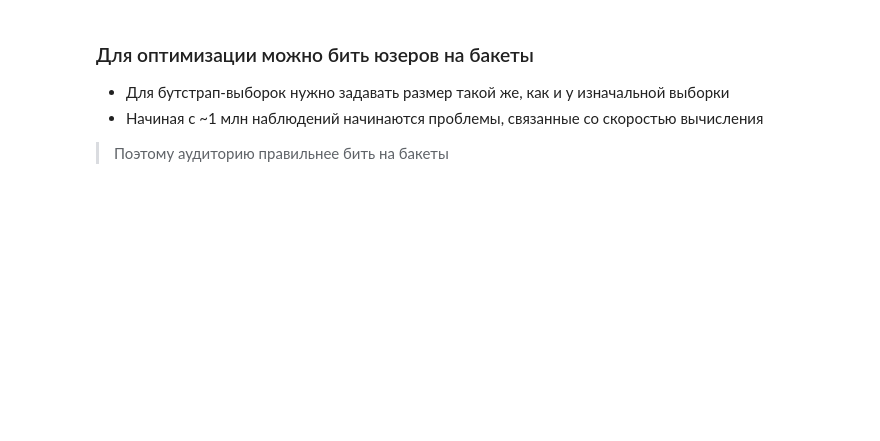
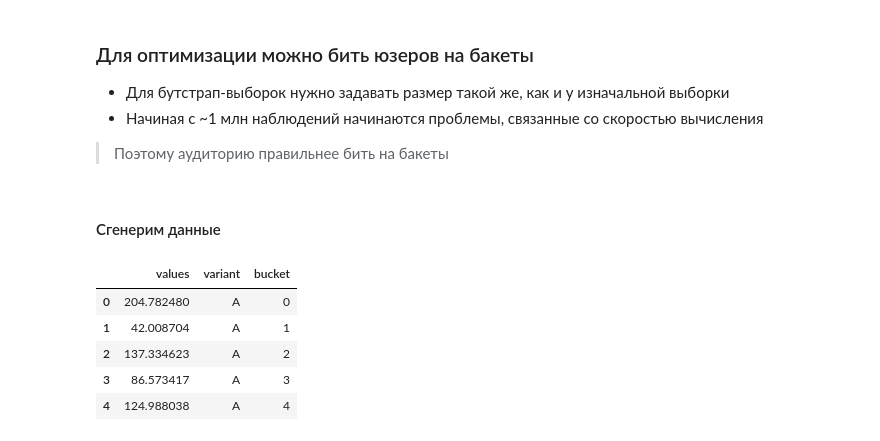
Before and after one commit to paulpolz/experiment_fest_notebooks, a Jupyter notebook: Day 4/Bootstrap.ipynb, the cells around one changed output. Drawn from its saved outputs; the diff is of its cells as text; code cells hidden in the pictures; blank space fills up the shorter version.

```diff
--- a/Day 4/Bootstrap.ipynb
+++ b/Day 4/Bootstrap.ipynb
@@ -114,3 +135,26 @@ get_bootstrap(
 - Для бутстрап-выборок нужно задавать размер такой же, как и у изначальной выборки
 - Начиная с ~1 млн наблюдений начинаются проблемы, связанные со скоростью вычисления
 > Поэтому аудиторию правильнее бить на бакеты
+# %% [markdown]
+#### Сгенерим данные
+# %%
+b_n = 5000
+n = int(1e7)
+
+val_1 = np.random.exponential(scale=1/0.01, size=n)
+val_2 = np.random.exponential(scale=1/0.011, size=n)
+
+sample_exp = pd.DataFrame({
+    "values":   np.concatenate([val_1, val_2]),
+    "variant":  ["A" for i in range(n)] + ["B" for i in range(n)],
+    "bucket":   [i for i in range(b_n)] * int(n*2/b_n)
+})
+
+sample_exp.head()
+# %% [output]
+|  | values | variant | bucket |
+| 0 | 204.782480 | A | 0 |
+| 1 | 42.008704 | A | 1 |
+| 2 | 137.334623 | A | 2 |
+| 3 | 86.573417 | A | 3 |
+| 4 | 124.988038 | A | 4 |
```
Also changed, not shown: parts of 11 cells of this notebook, 3 other files.
